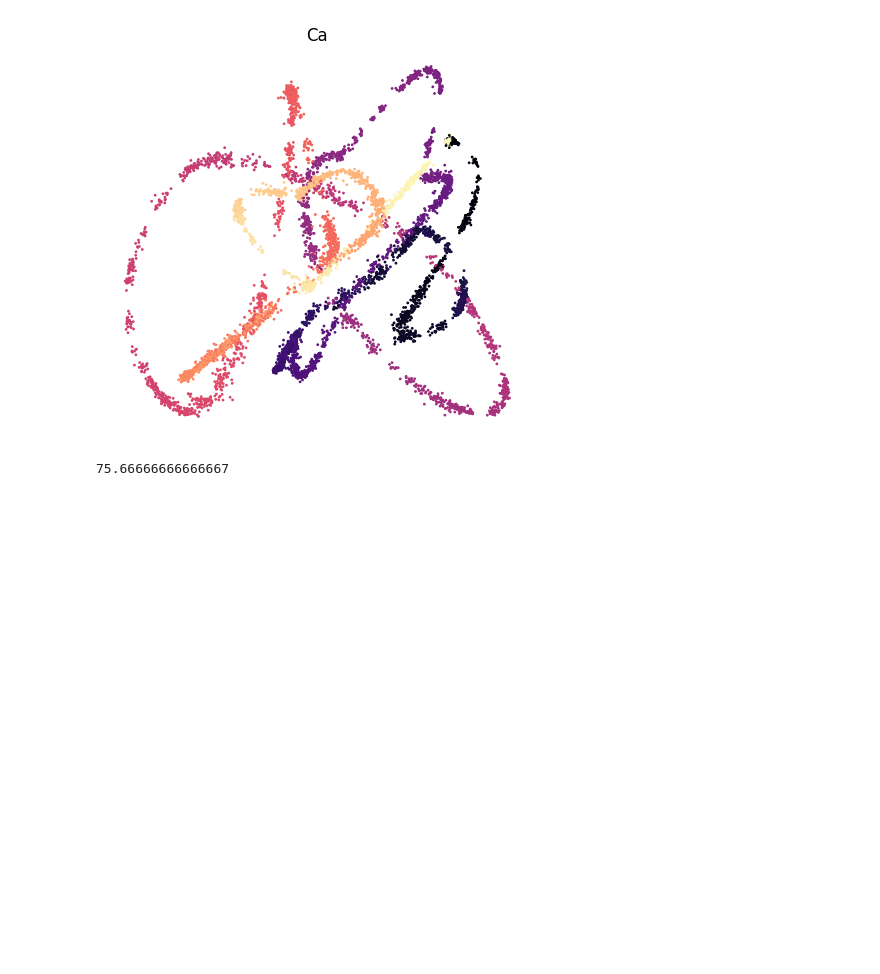
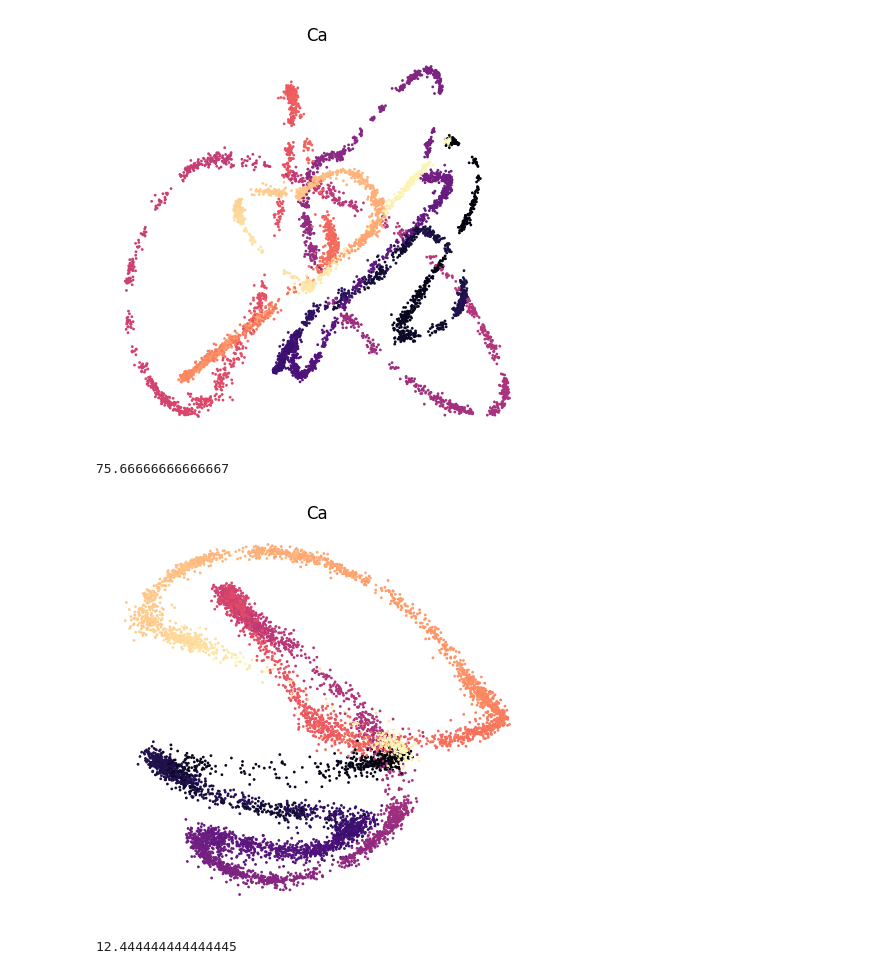
Before and after one commit to mariakesa/AbsoluteMadness, a Jupyter notebook: CEBRAPlay/decoding.ipynb, the cells around one changed output. Drawn from its saved outputs; the diff is of its cells as text; code cells hidden in the pictures; blank space fills up the shorter version.

```diff
--- a/CEBRAPlay/decoding.ipynb
+++ b/CEBRAPlay/decoding.ipynb
@@ -213,3 +213,12 @@ run_pipeline(**exps)
 # %% [output]
 [figure]
 75.66666666666667
+# %%
+from pipeline import run_pipeline
+
+exps={'cortex': 'VISrl','seed':333,'num_neurons':800}
+
+run_pipeline(**exps)
+# %% [output]
+[figure, added]
+12.444444444444445
```
Also changed, not shown: parts of 2 cells of this notebook, 9 other files.
